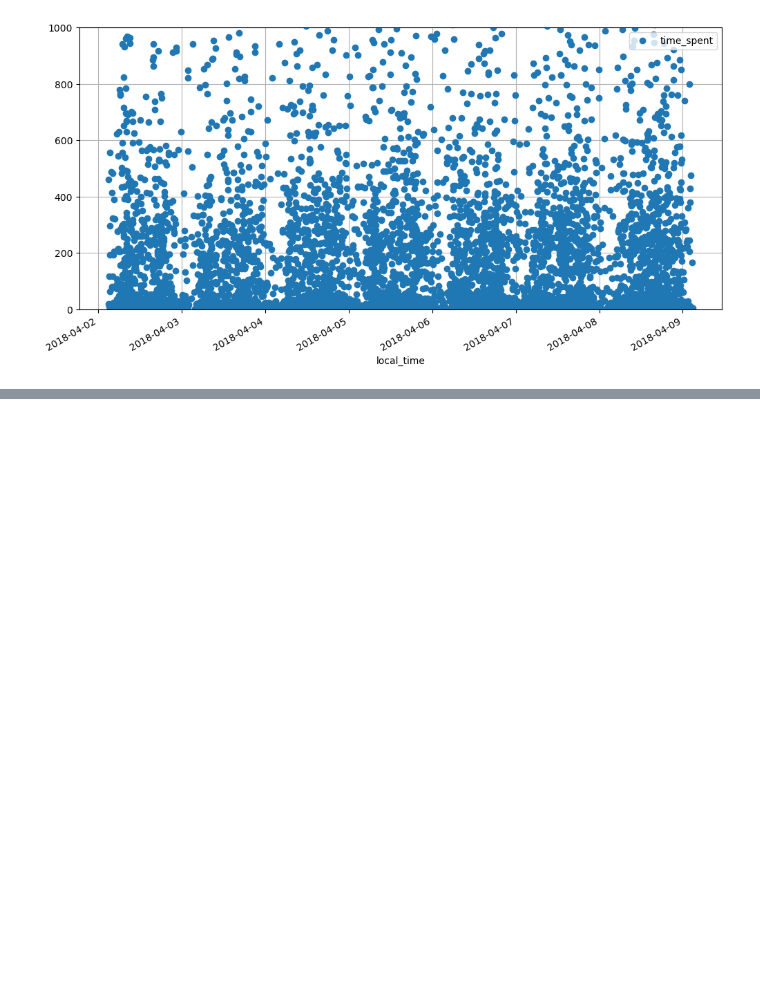
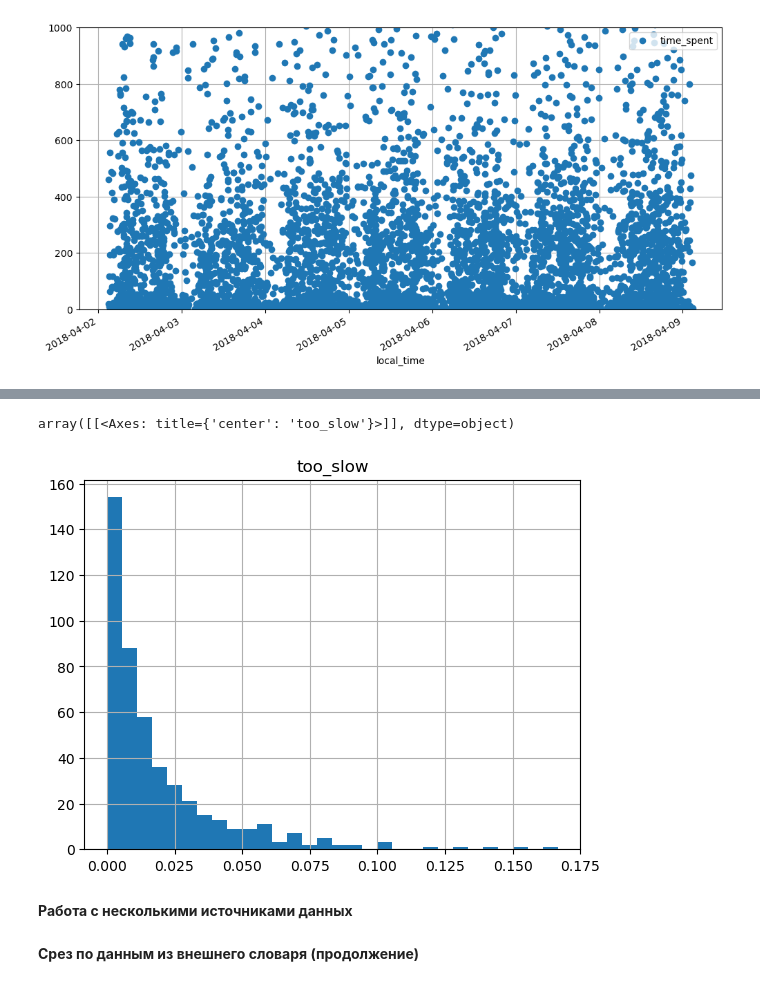
Before and after one commit to elyfaUniverse/data_sience_yandex, a Jupyter notebook: part_03/02.ipynb, the cells around one changed output, grey strips where cells are left out. Saved outputs shown, nothing was run; the diff lists cells and outputs as text; code cells hidden in the pictures; blank space fills up the shorter version.

```diff
--- a/part_03/02.ipynb
+++ b/part_03/02.ipynb
@@ -247,0 +311,2 @@ sample_.plot(x='local_time', y='time_spent', style='o', ylim=(0, 1000), figsize=
+# %%
+data['too_slow']=data['time_spent']>1000
@@ -247,0 +322,2 @@ sample_.plot(x='local_time', y='time_spent', style='o', ylim=(0, 1000), figsize=
+# %%
+too_slow_stat=data.pivot_table(index='id', values='too_slow')
@@ -247,0 +334,9 @@ sample_.plot(x='local_time', y='time_spent', style='o', ylim=(0, 1000), figsize=
+# %%
+too_slow_stat.hist(bins=30)
+# %% [output]
+array([[<Axes: title={'center': 'too_slow'}>]], dtype=object)
+[figure, added]
+# %% [markdown]
+**Работа с несколькими источниками данных**
+# %% [markdown]
+**Срез по данным из внешнего словаря (продолжение)**
```
Also changed, not shown: parts of 57 cells of this notebook, 4 other files.
